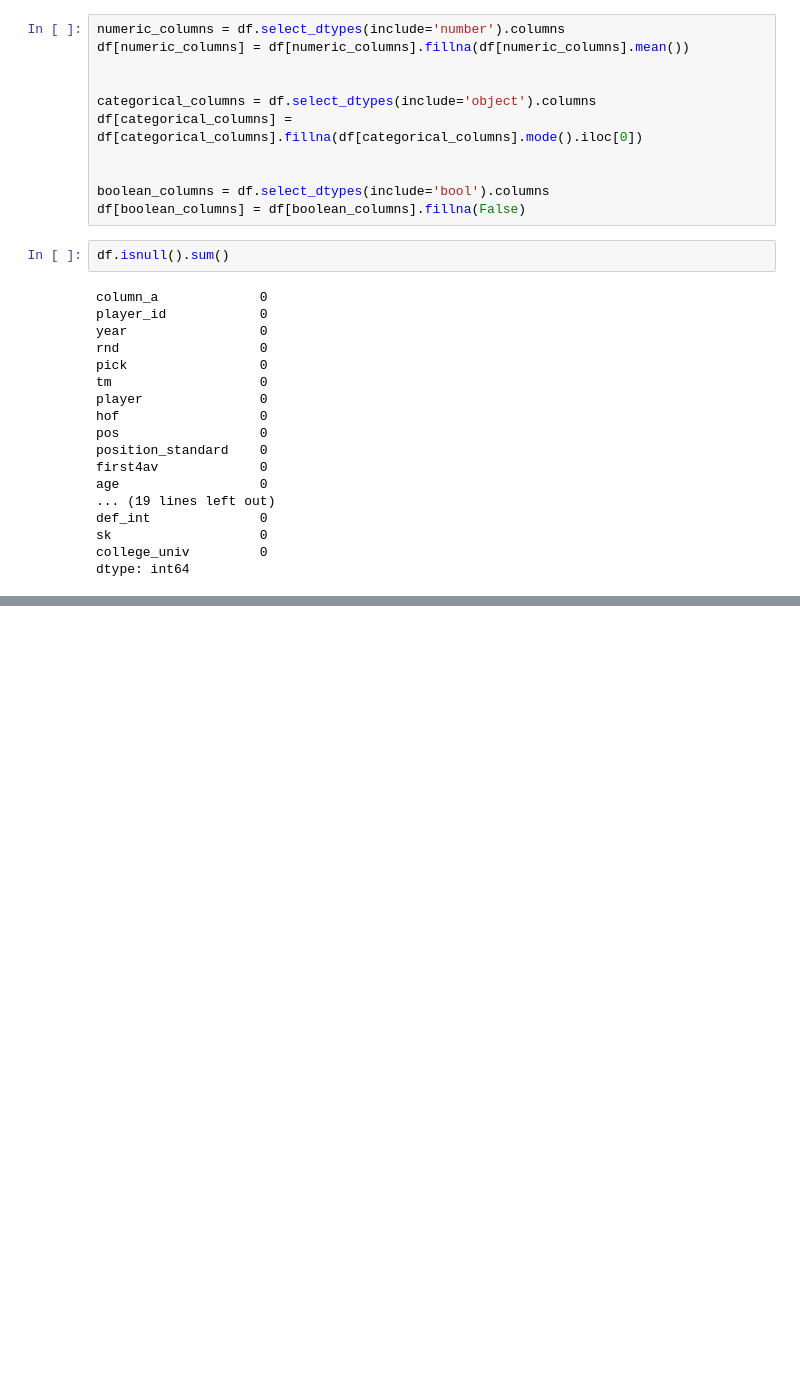
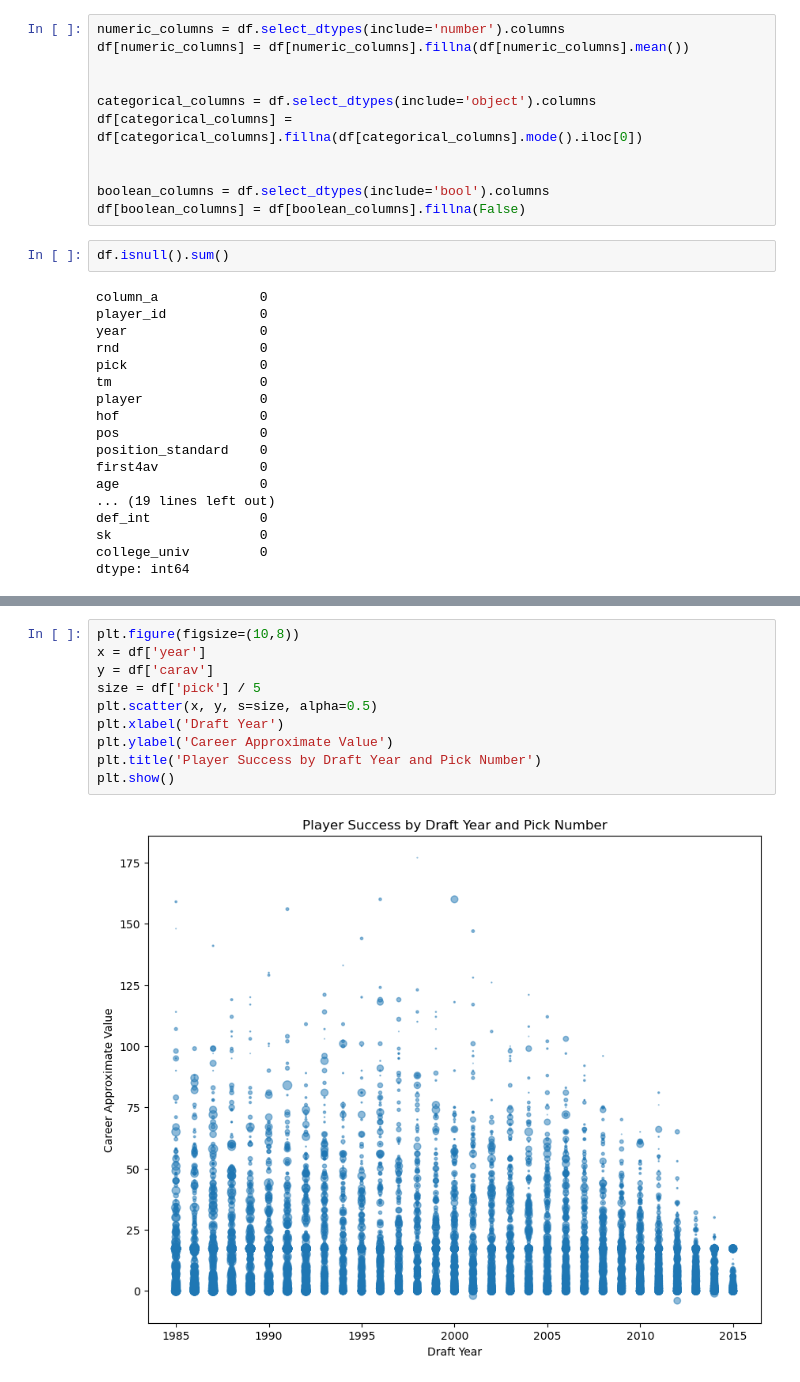
Before and after one commit to amalsalilan/NFL-Draft-1985-2015, a Jupyter notebook: EDA.ipynb, the cells around one changed output, grey strips where cells are left out. Drawn from its saved outputs; the diff is of its cells as text; blank space fills up the shorter version.

```diff
--- a/EDA.ipynb
+++ b/EDA.ipynb
@@ -79,0 +147,12 @@ dtype: int64
+# %%
+plt.figure(figsize=(10,8))
+x = df['year']
+y = df['carav']
+size = df['pick'] / 5
+plt.scatter(x, y, s=size, alpha=0.5)
+plt.xlabel('Draft Year')
+plt.ylabel('Career Approximate Value')
+plt.title('Player Success by Draft Year and Pick Number')
+plt.show()
+# %% [output]
+[figure, added]
```
Also changed, not shown: parts of 13 cells of this notebook.
